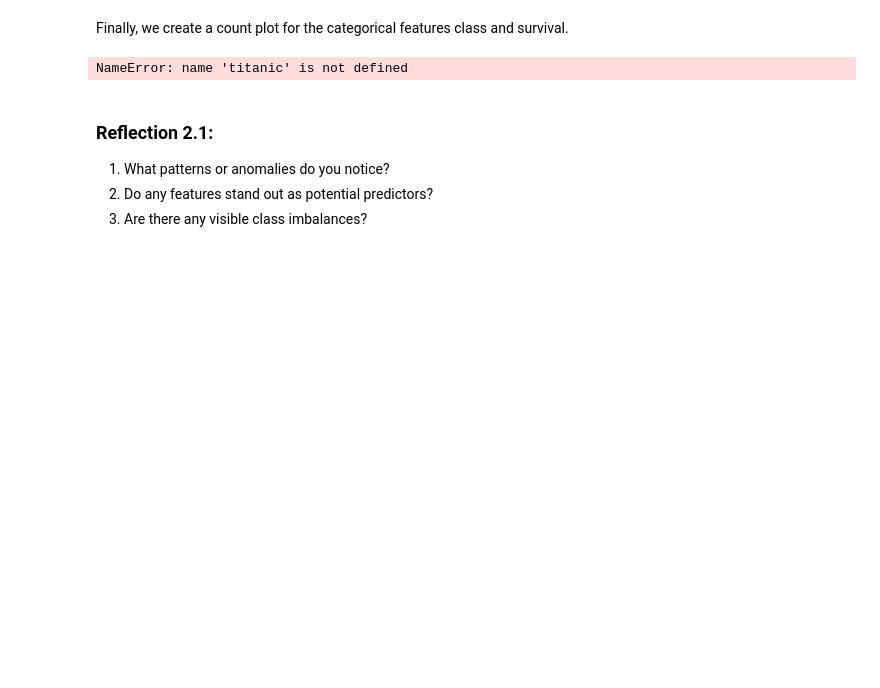
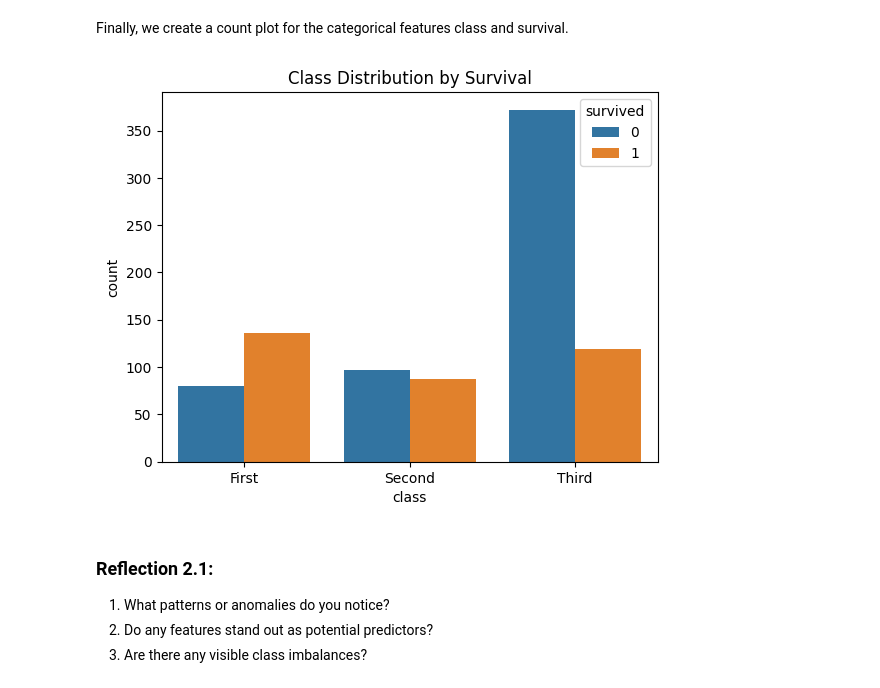
Before and after one commit to JfromNWMS/applied-ml-jordan, a Jupyter notebook: notebooks/project02/ml02_jordan.ipynb, the cells around one changed output. Drawn from its saved outputs; the diff is of its cells as text; code cells hidden in the pictures; blank space fills up the shorter version.

```diff
--- a/notebooks/project02/ml02_jordan.ipynb
+++ b/notebooks/project02/ml02_jordan.ipynb
@@ -163,11 +167,11 @@ np.float64(0.38910778230082704)
 # %% [markdown]
 Finally, we create a count plot for the categorical features class and survival.
 # %%
-sns.countplot(x='class', hue='survived', data=titanic)  # type: ignore # noqa: Q000
+sns.countplot(x='class', hue='survived', data=titanic_df)  # type: ignore # noqa: Q000
 plt.title('Class Distribution by Survival')  # noqa: Q000
 plt.show()
 # %% [output]
-NameError: name 'titanic' is not defined
+[figure, added]
 # %% [markdown]
 ### Reflection 2.1:
 
```
Also changed, not shown: parts of 8 cells of this notebook, 1 other file.
